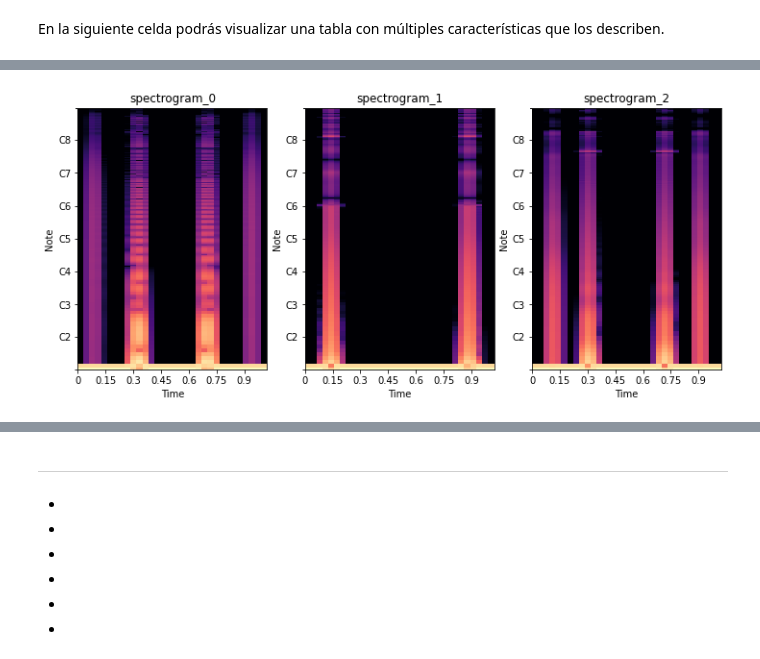
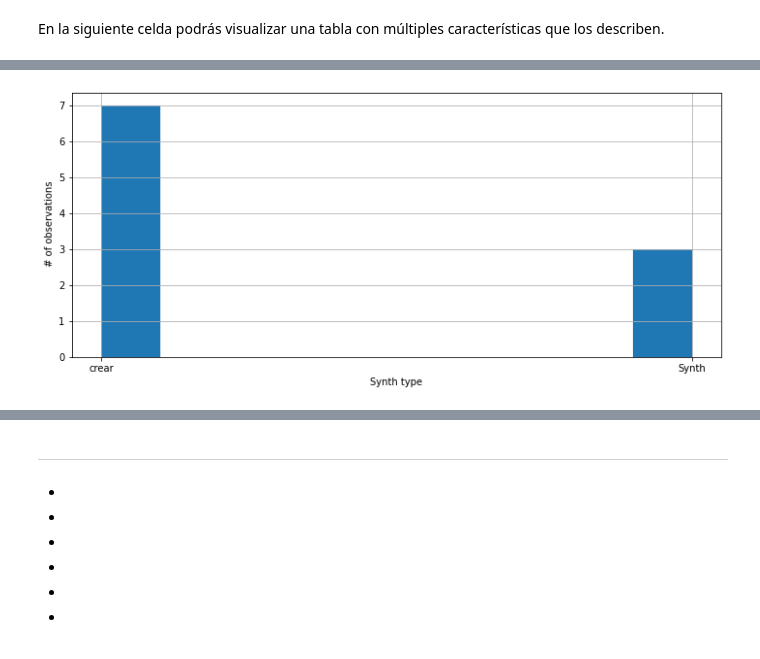
Before and after one commit to mezaga/ACIML, a Jupyter notebook: ACIML_seminario_prototype_final.ipynb, the cells around one changed output, grey strips where cells are left out. Saved outputs shown, nothing was run; the diff lists cells and outputs as text; code cells hidden in the pictures.

Commit message:
actualizacion con synths

```diff
--- a/ACIML_seminario_prototype_final.ipynb
+++ b/ACIML_seminario_prototype_final.ipynb
@@ -71,3 +247,39 @@ Saving to: ‘encoder2_cdmx.zip’
 1. Escoge el nombre del grupo de audios.
 2. Evalúa la celda.
 3. Repite hasta tener todos los conjuntos que necesites
+# %%
+#@title Carga de audios { run: "auto" }
+##
+
+from google.colab import files
+
+dropdown = 'Subir archivos' #@param ["Subir archivos", "crear", "grabar"]
+if dropdown == 'Subir archivos':
+  text = [widgets.Text(value='Synth', placeholder='Type something', description='group_id:', disabled=False)
+]
+
+  load = HBox(children= text)
+  display(load)
+  sr16k = 16000
+  secs = 1
+  uploaded = files.upload()
+#track_num.append(len(uploaded))
+  for idx, track in enumerate(uploaded.keys()):
+    print(track)
+    if track.endswith("wav"):
+        SR = librosa.get_samplerate(track)
+        y, fs = librosa.load(track, SR)
+        data = librosa.resample(y[:SR * secs], orig_sr= SR, target_sr= sr16k)
+        ##features (tenemos que arreglar el fft apara que sean valores de amp)
+        fft = librosa.amplitude_to_db(np.abs(np.fft.fft(data)))
+        f0 = np.mean(librosa.yin(data, 30, 2093, sr= sr16k, frame_length= 2048, win_length= 1024))
+      #takes only 1 sec and resample to 16k
+        etiquetas.append(text[0].value)
+        AUDIO_LOAD.append({'gid': text[0].value,'id': text[0].value + str(idx), 'trackname': track, 'data': data, 'fft': fft, 'f0': f0})
+
+if dropdown ==  'crear':
+  #print('efkwjefwkf')
+  display(tab)
+
+if dropdown == 'grabar':
+  pass
@@ -196,7 +405,7 @@ DATA_filt
 # %%
 #@title Visualización de datos { run: "auto" }
 ids = list(DATA_filt['id'])
-audio_viz = 'spectrogram' #@param ['PCA','F0', 'histogram','spectrogram']
+audio_viz = 'histogram' #@param ['PCA','F0', 'histogram','spectrogram']
 #fig, ax = plt.subplots()
 plt.figure(figsize = [12,5])
 #fig.set_size_inches([12,5])
@@ -220,34 +429,34 @@ if audio_viz == 'PCA':
   print('variance: ')
   print(pca.explained_variance_ratio_)
   counter = 0
   cu = 0
 
   for key, value in zliders.items():
     #print(key,value)
     ax.scatter(X_PCA[counter: counter + value, 0], X_PCA[counter: counter + value, 1], cmap= 10, label = key)
     counter += value
     cu += 1
   ax.set_title('PCA')
   ax.set_xlabel('PCA 1')
   ax.set_ylabel('PCA 2')
   ax.legend()
 
 if audio_viz == 'spectrogram':
   z = DATA_filt['fft'].sample(3)
   for i, x in enumerate(z):
     ax = plt.subplot(1, 3, i + 1)
     stft = librosa.stft(x)#, n_fft=512, hop_length= (512-1)//2)
     stft = librosa.amplitude_to_db(np.abs(stft),ref=np.max)
     librosa.display.specshow(stft,sr = 16000, y_axis='fft_note', x_axis='time')
     ax.set_title('spectrogram_'+ str(i))
     #ax.set_set_xlabel('time')
   #for idx, id in enumerate(ids):
   #  ax.annotate(id,(X_PCA[idx][0], X_PCA[idx][1]+ 0.2))
   #fig.add_axes(ax)
 
   plt.show()
 # %% [output]
-[figure, old version]
+[figure, new version]
 # %%
 #@title Entrenamiento del modelo
 
```
Also changed, not shown: parts of 16 cells of this notebook.
